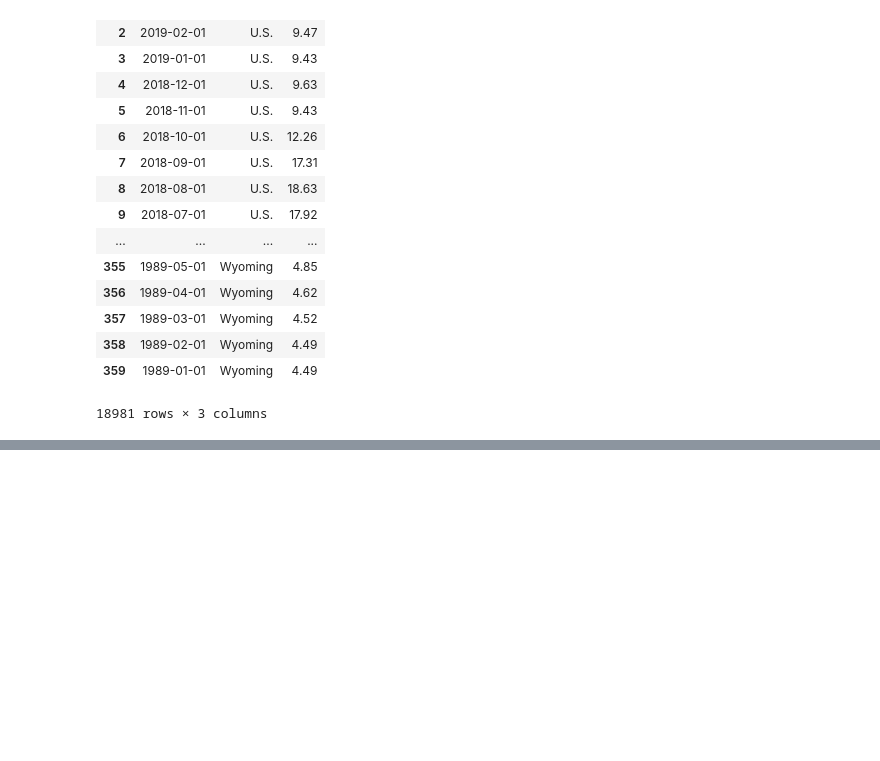
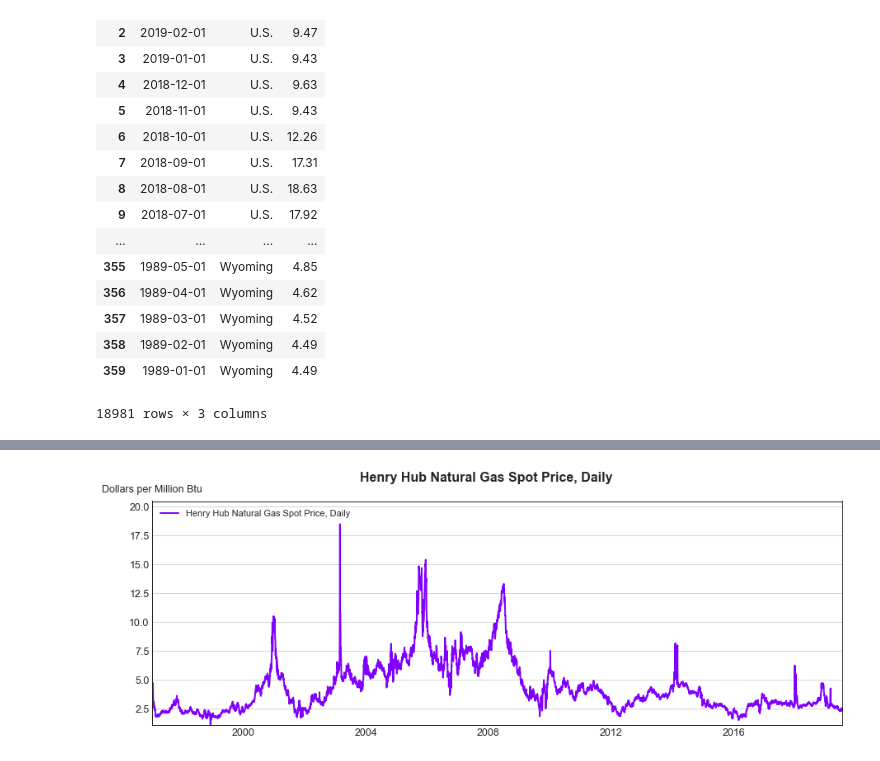
Before and after one commit to jwaliaga/NatGasDemandForcast, a Jupyter notebook: Notebooks/Wilson/CSV_Generators.ipynb, the cells around one changed output, grey strips where cells are left out. Saved outputs shown, nothing was run; the diff lists cells and outputs as text; code cells hidden in the pictures; blank space fills up the shorter version.

```diff
--- a/Notebooks/Wilson/CSV_Generators.ipynb
+++ b/Notebooks/Wilson/CSV_Generators.ipynb
@@ -380,0 +454,29 @@ df_res
+# %%
+eia_api_key = EIA_key
+url = "http://api.eia.gov/series/"
+
+# series_id = "NG.N9100US3.M"
+series_id = "NG.RNGWHHD.D"
+valx, valy, title, country, unit = f_EIA_ExtractData(url,eia_api_key,series_id)
+# x =  f_PlotData(valx, valy, title, unit)
+
+df_Price_D = pd.DataFrame({'Date':valx,'Price_HH':valy})
+df_Price_D["Date"] = pd.to_datetime(df_Price_D["Date"])
+df_Price_D = df_Price_D.set_index("Date")
+
+df_Price_M = df_Price_D.resample('MS').mean()
+df_Price_D.to_csv("../../Data/CSV_Files/Gas_Price_HH_D.csv", encoding='utf-8')
+df_Price_M.to_csv("../../Data/CSV_Files/Gas_Price_HH_M.csv", encoding='utf-8')
+
+
+list_series = []
+list_series.append(series_id)
+f_EIA_PlotData(list_series,url,eia_api_key,title)
+
+# list_series = list(df.loc[[1,3,5,7],"series_id"])
+# f_EIA_PlotData(list_series,url,eia_api_key,"Combined EIA Series Comparison-Monthly")
+
+# list_series = list(df.loc[[1,2,3,4,5,6,7],"series_id"])
+# f_EIA_PlotData(list_series,url,eia_api_key,"Combined EIA Series Comparison-Monthly-Annualy")
+# %% [output]
+[figure, added]
```
Also changed, not shown: parts of 29 cells of this notebook, 6 other files.
